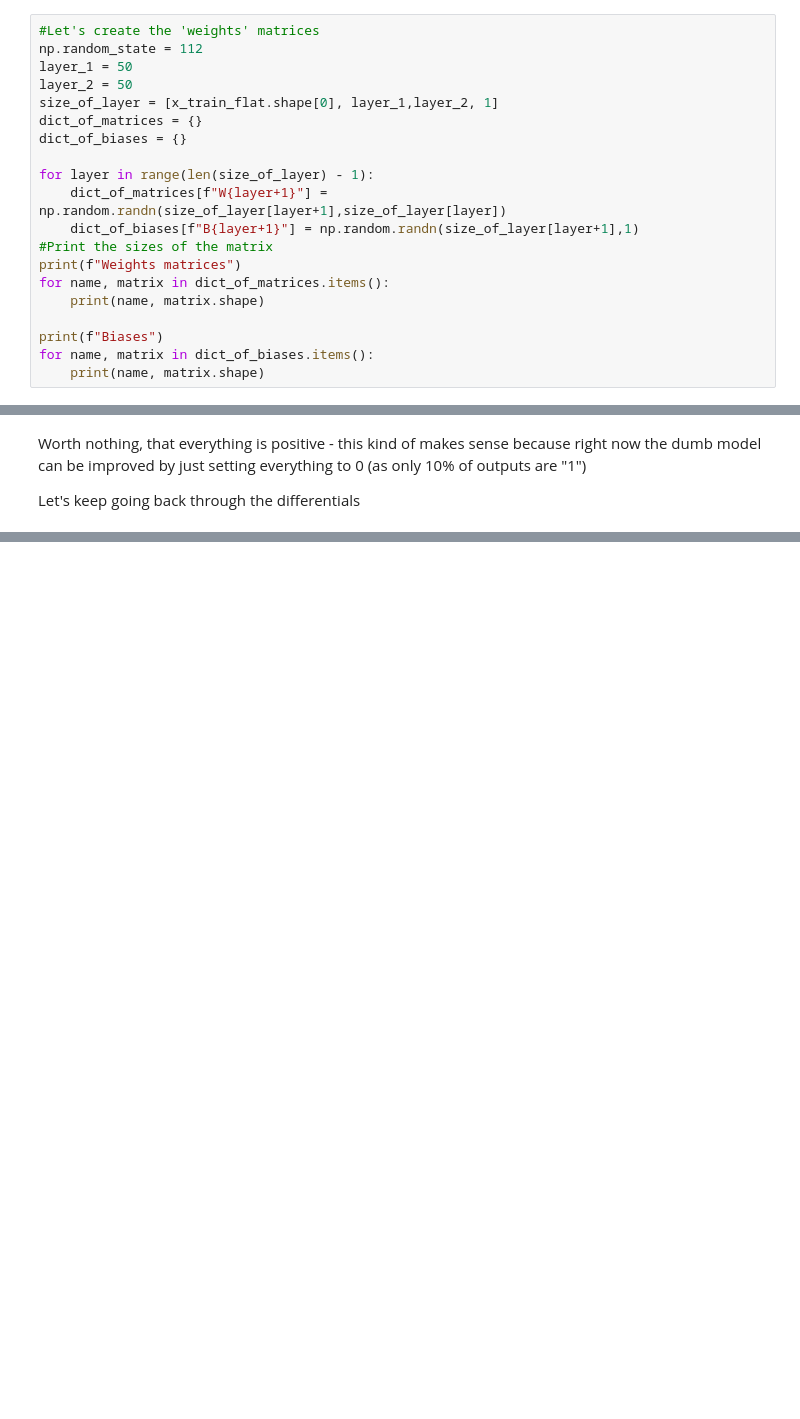
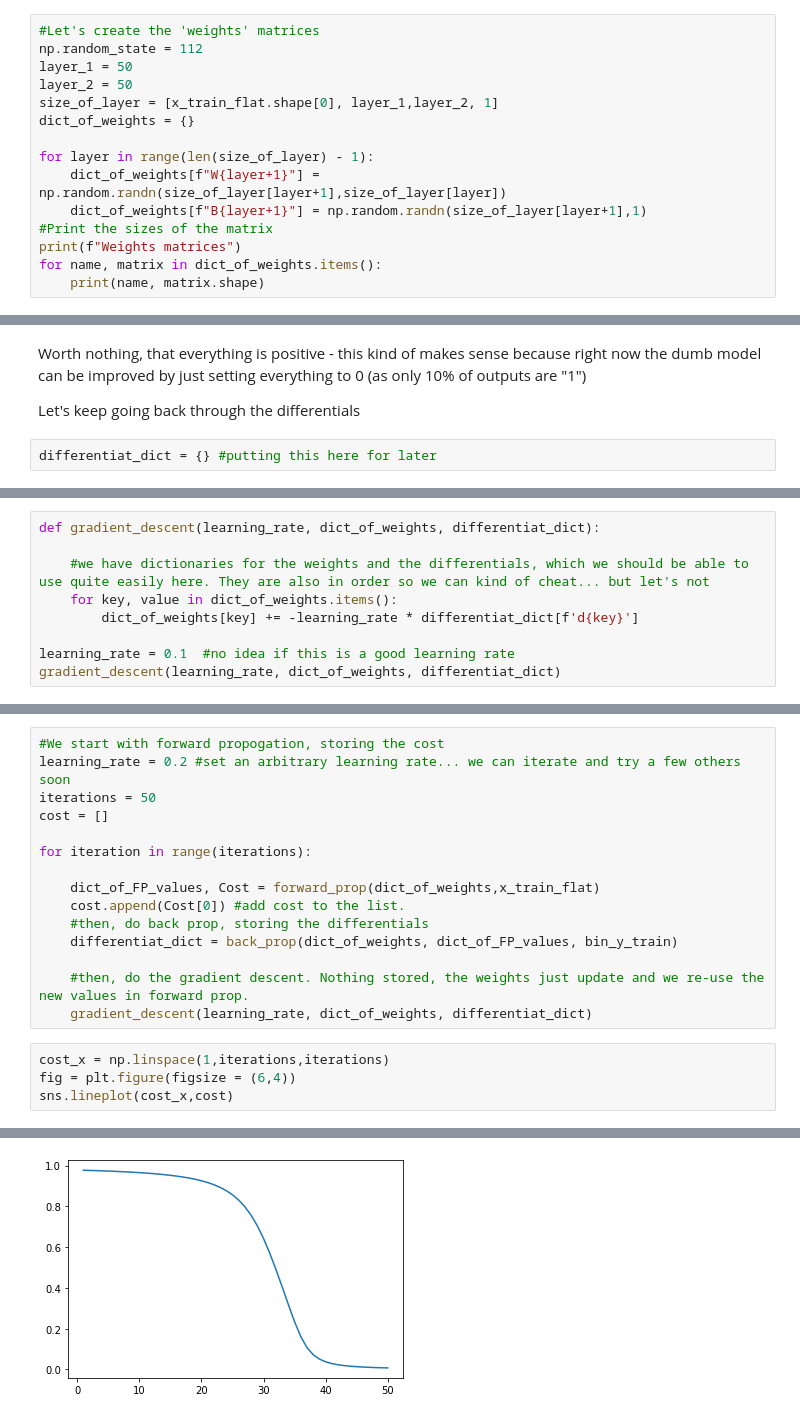
Before and after one commit to jakelourie1502/Neural_network_from_scratch, a Jupyter notebook: mnist_neural_net_from_scratch.ipynb, the cells around one changed output, grey strips where cells are left out. Drawn from its saved outputs; the diff is of its cells as text; blank space fills up the shorter version.

Commit message:
adds functions for back, forward and graddesc. ran 50 iterations and got a low cost

```diff
--- a/mnist_neural_net_from_scratch.ipynb
+++ b/mnist_neural_net_from_scratch.ipynb
@@ -45,20 +47,15 @@ np.random_state = 112
 layer_1 = 50
 layer_2 = 50
 size_of_layer = [x_train_flat.shape[0], layer_1,layer_2, 1]
-dict_of_matrices = {}
-dict_of_biases = {}
+dict_of_weights = {}
 
 for layer in range(len(size_of_layer) - 1):
-    dict_of_matrices[f"W{layer+1}"] = np.random.randn(size_of_layer[layer+1],size_of_layer[layer])
-    dict_of_biases[f"B{layer+1}"] = np.random.randn(size_of_layer[layer+1],1)
+    dict_of_weights[f"W{layer+1}"] = np.random.randn(size_of_layer[layer+1],size_of_layer[layer])
+    dict_of_weights[f"B{layer+1}"] = np.random.randn(size_of_layer[layer+1],1)
 #Print the sizes of the matrix
 print(f"Weights matrices")
-for name, matrix in dict_of_matrices.items():
+for name, matrix in dict_of_weights.items():
     print(name, matrix.shape)
-
-print(f"Biases")
-for name, matrix in dict_of_biases.items():
-    print(name, matrix.shape)
 # %% [output]
 Weights matrices
 W1 (50, 784)
@@ -133,4 +114,6 @@ Z3.shape
 Worth nothing, that everything is positive - this kind of makes sense because right now the dumb model can be improved by just setting everything to 0 (as only 10% of outputs are "1")
 
 Let's keep going back through the differentials
+# %%
+differentiat_dict = {} #putting this here for later
 # %%
@@ -181,0 +190,9 @@ dZ2_dB2.shape
+# %%
+def gradient_descent(learning_rate, dict_of_weights, differentiat_dict):
+
+    #we have dictionaries for the weights and the differentials, which we should be able to use quite easily here. They are also in order so we can kind of cheat... but let's not
+    for key, value in dict_of_weights.items():
+        dict_of_weights[key] += -learning_rate * differentiat_dict[f'd{key}']
+
+learning_rate = 0.1  #no idea if this is a good learning rate
+gradient_descent(learning_rate, dict_of_weights, differentiat_dict)
@@ -181,0 +201,20 @@ dZ2_dB2.shape
+# %%
+#We start with forward propogation, storing the cost
+learning_rate = 0.2 #set an arbitrary learning rate... we can iterate and try a few others soon
+iterations = 50
+cost = []
+
+for iteration in range(iterations):
+
+    dict_of_FP_values, Cost = forward_prop(dict_of_weights,x_train_flat)
+    cost.append(Cost[0]) #add cost to the list.
+    #then, do back prop, storing the differentials
+    differentiat_dict = back_prop(dict_of_weights, dict_of_FP_values, bin_y_train)
+
+    #then, do the gradient descent. Nothing stored, the weights just update and we re-use the new values in forward prop.
+    gradient_descent(learning_rate, dict_of_weights, differentiat_dict)
+# %%
+cost_x = np.linspace(1,iterations,iterations)
+fig = plt.figure(figsize = (6,4))
+sns.lineplot(cost_x,cost)
+# %% [output]
@@ -181,0 +222 @@ dZ2_dB2.shape
+[figure, added]
```
Also changed, not shown: parts of 20 cells of this notebook.
